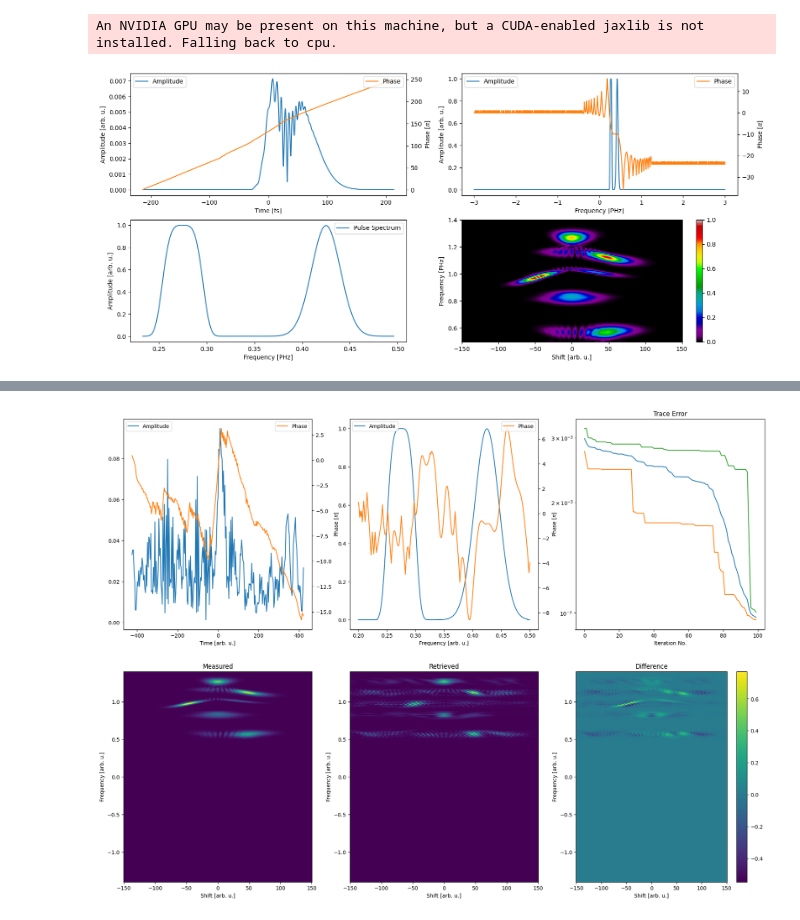
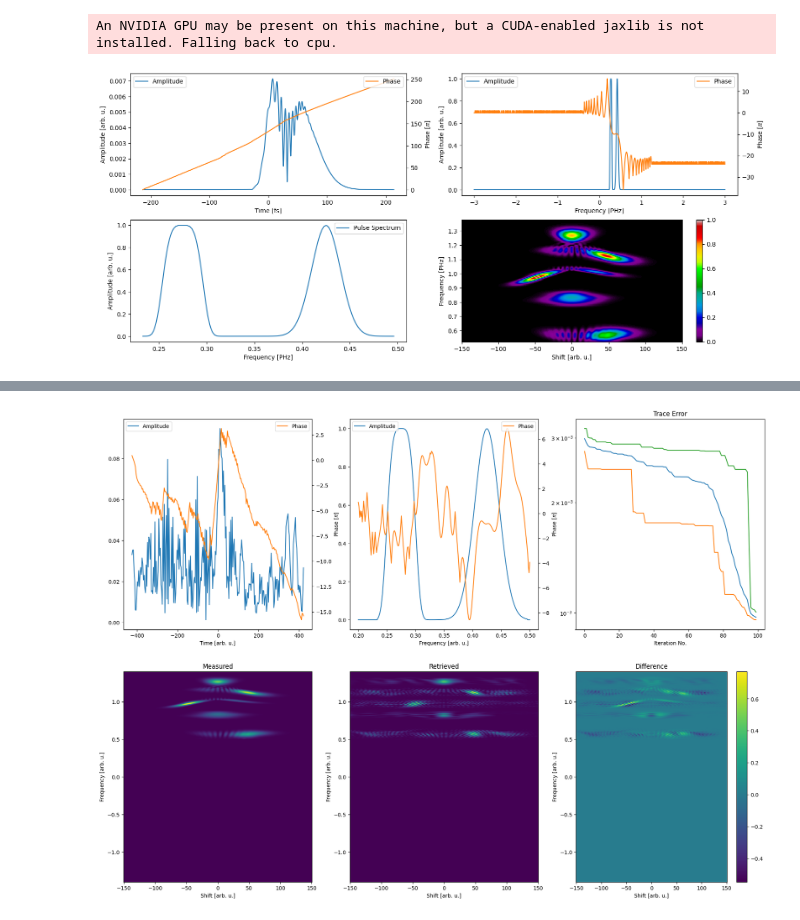
Before and after one commit to matillda123/Pulse-Retrieval-with-JAX, a Jupyter notebook: _usage_example.ipynb, the cells around one changed output, grey strips where cells are left out. Saved outputs shown, nothing was run; the diff lists cells and outputs as text; code cells hidden in the pictures.

```diff
--- a/_usage_example.ipynb
+++ b/_usage_example.ipynb
@@ -1,22 +1,22 @@
 # %%
 from pulsedjax.simulate_trace import MakeTrace
 from pulsedjax.simulate_trace import GaussianAmplitude, PolynomialPhase
 import jax.numpy as jnp
 import matplotlib.pyplot as plt
 import refractiveindex
 
 amp0 = GaussianAmplitude((1,1), (0.275,0.425), (0.05,0.05), (2,1))
 phase0 = PolynomialPhase(None, (0,0,25,-50))
 
 
 mp = MakeTrace(N=128*20, f_max=3)
 time, frequency, pulse_t, pulse_f = mp.generate_pulse((amp0,phase0))
 
 
 delay = jnp.linspace(-150,150,128*2)
 delay, frequency_trace, trace, spectra = mp.generate_frog(time, frequency, pulse_t, pulse_f, "thg", delay, real_fields=True,
                                                           N=128*2, frequency_range=(0.5,1.4), f_range_fields=(0,1.4),
-                                                          interpolate_fft_conform=False)
+                                                          interpolate_fft_conform=True)
 # %% [output]
 An NVIDIA GPU may be present on this machine, but a CUDA-enabled jaxlib is not installed. Falling back to cpu.
-[figure, old version]
+[figure, new version]
```
Also changed, not shown: parts of 4 cells of this notebook, 8 other files.
